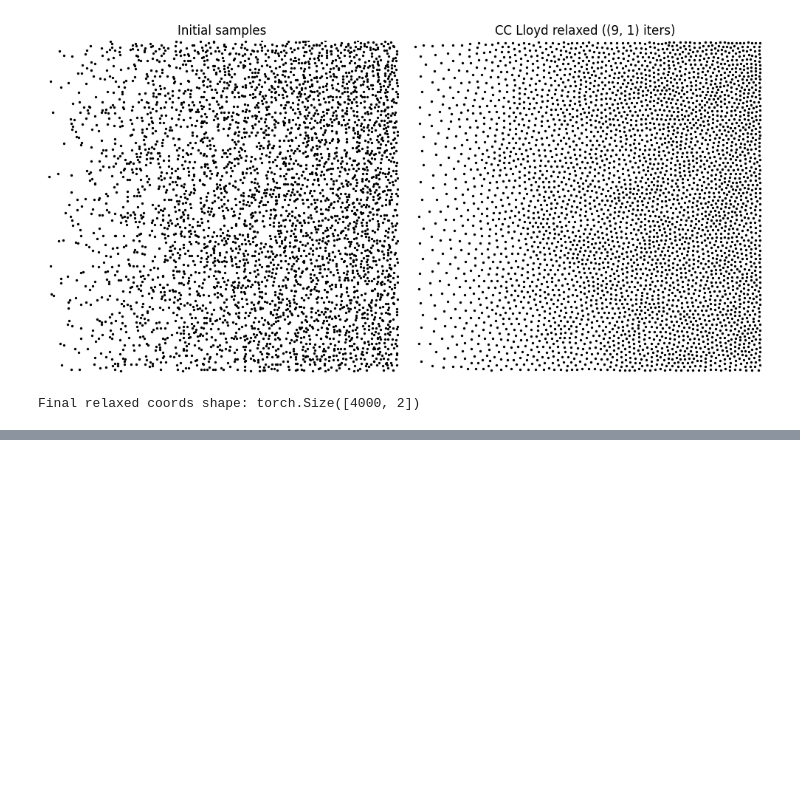
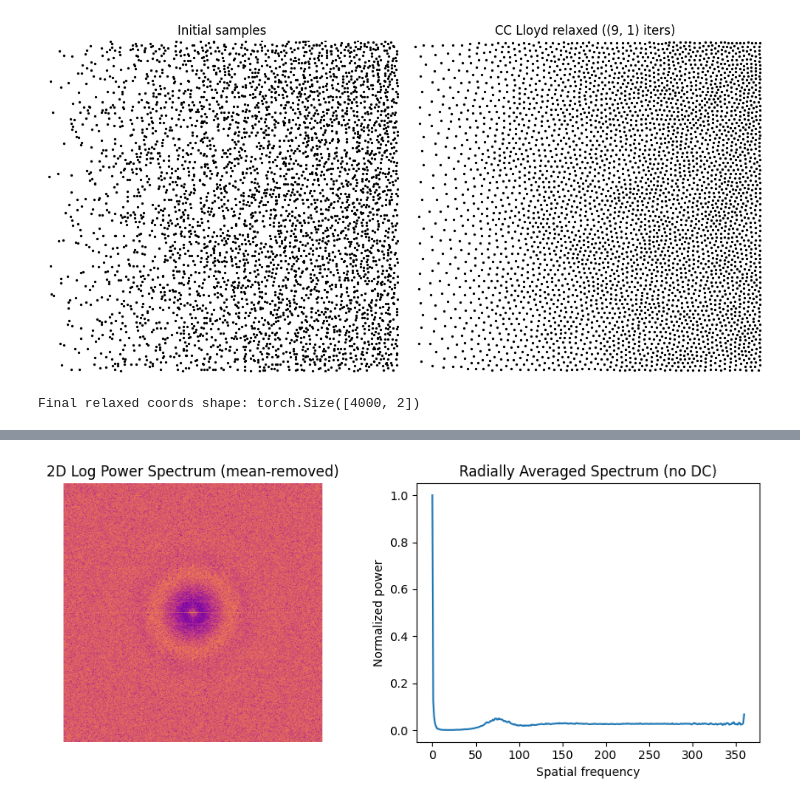
Before and after one commit to OfirGiladBGU/Stable_Diffusion, a Jupyter notebook: blue_noise_approx.ipynb, the cells around one changed output, grey strips where cells are left out. Drawn from its saved outputs; the diff is of its cells as text; code cells hidden in the pictures; blank space fills up the shorter version.

Commit message:
blue noise update

```diff
--- a/blue_noise_approx.ipynb
+++ b/blue_noise_approx.ipynb
@@ -443,8 +443,7 @@ def cc_lloyd_multires_wrapper(
         axes[1].scatter(coords_relaxed[:,0], coords_relaxed[:,1], s=2, c="black")
         axes[1].set_title(f"CC Lloyd relaxed ({iters_per_level} iters)")
         axes[1].set_xlim(0,out_res); axes[1].set_ylim(out_res,0); axes[1].axis("off")
-        plt.tight_layout()
-        plt.show()
+        plt.tight_layout(); plt.show()
 
     return coords_relaxed
 # %%
@@ -582,0 +586,39 @@ You have disabled the safety checker for <class 'diffusers.pipelines.controlnet.
+# %%
+# --- Blue-noise spectrum (DC-removed, clean radial profile) ---
+import torch
+import matplotlib.pyplot as plt
+
+# pts -> integer pixel coords (N,2)
+pts = coords_relaxed if 'coords_relaxed' in globals() else coords
+pts = pts.to('cpu').to(torch.int64)
+res = int(torch.max(pts).item()) + 1
+
+img = torch.zeros((res, res), dtype=torch.float32)
+img[pts[:,1].clamp(0, res-1), pts[:,0].clamp(0, res-1)] = 1.0
+
+# REMOVE DC: subtract mean so total mass is zero
+img = img - img.mean()
+
+F = torch.fft.fftshift(torch.fft.fft2(img))
+P = (F.real**2 + F.imag**2)
+
+# radial average (skip r=0 to avoid DC bin)
+yy, xx = torch.meshgrid(torch.arange(res), torch.arange(res), indexing="ij")
+rr = torch.sqrt((xx - res/2.0)**2 + (yy - res/2.0)**2).to(torch.int64)
+tbin = torch.bincount(rr.view(-1), weights=P.view(-1))
+nbin = torch.bincount(rr.view(-1))
+radial = tbin / torch.clamp(nbin, min=1)
+radial = radial[1:]  # drop DC bin
+
+fig, ax = plt.subplots(1, 2, figsize=(9, 4))
+ax[0].imshow(torch.log1p(P.clamp_min(0)).numpy(), cmap="plasma", origin="upper")
+ax[0].set_title("2D Log Power Spectrum (mean-removed)")
+ax[0].axis("off")
+ax[1].plot((radial / radial.max()).numpy())
+ax[1].set_title("Radially Averaged Spectrum (no DC)")
+ax[1].set_xlabel("Spatial frequency")
+ax[1].set_ylabel("Normalized power")
+plt.tight_layout()
+plt.show()
+# %% [output]
+[figure, added]
```
Also changed, not shown: parts of 9 cells of this notebook.
